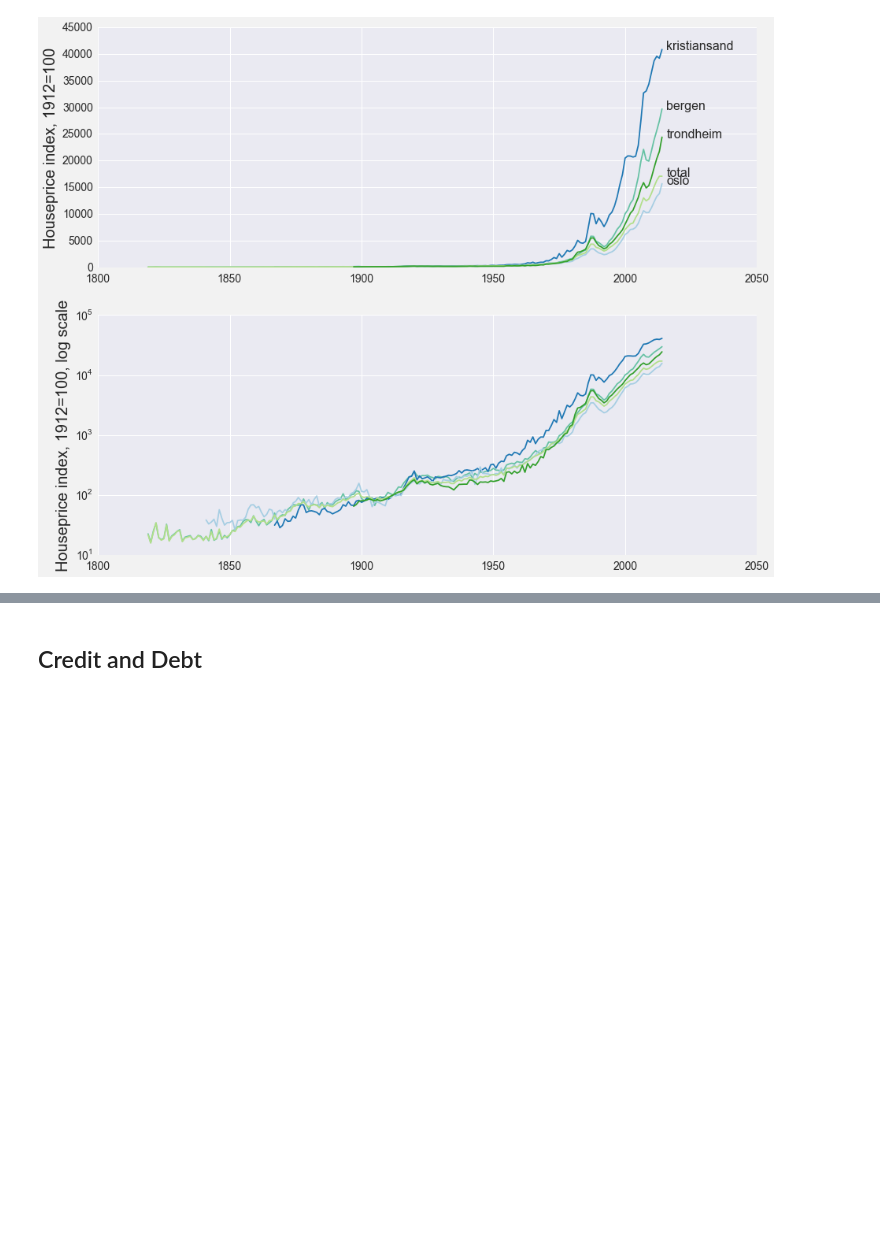
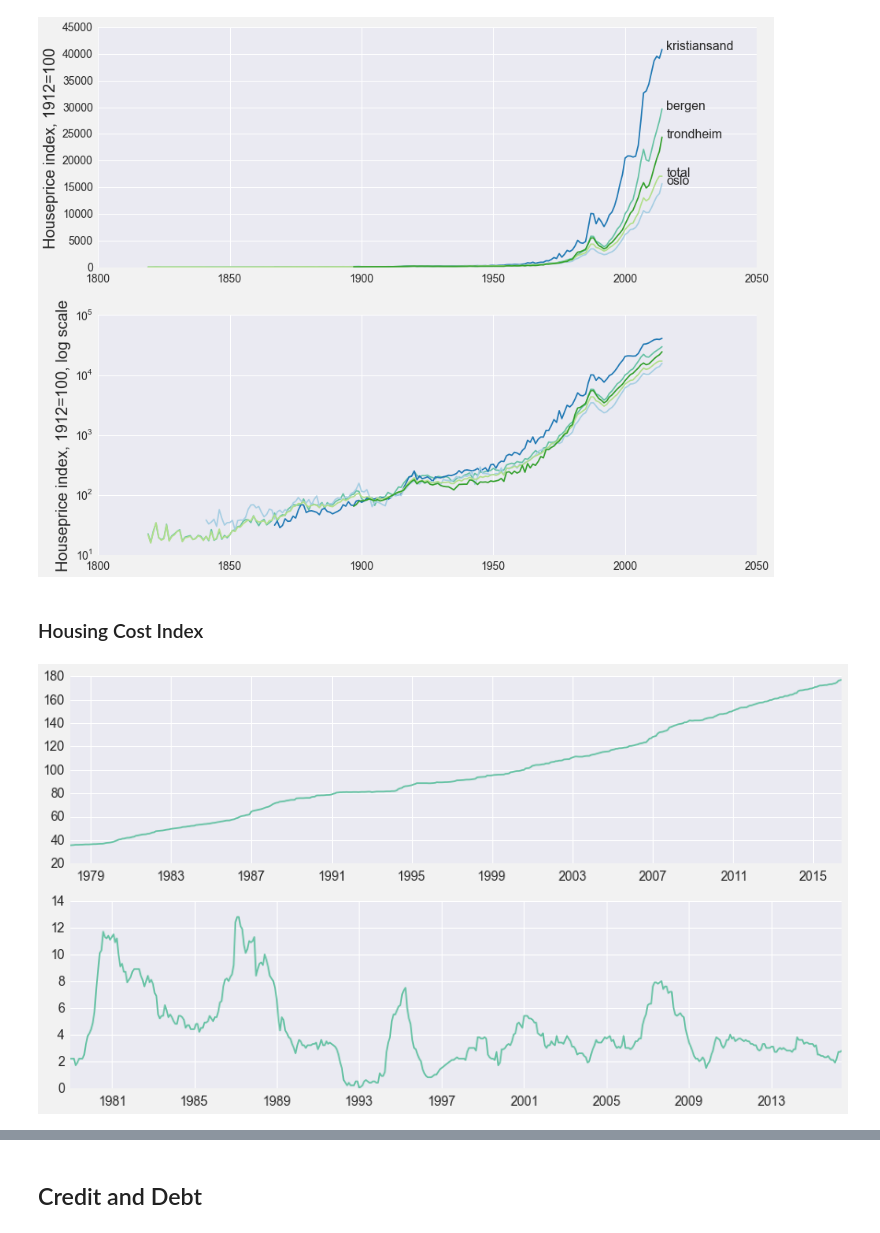
Before and after one commit to jmaurit/norwayeconomy, a Jupyter notebook: norwayeconomy.ipynb, the cells around one changed output, grey strips where cells are left out. Drawn from its saved outputs; the diff is of its cells as text; code cells hidden in the pictures; blank space fills up the shorter version.

Commit message:
update, include housing cost chart

```diff
--- a/norwayeconomy.ipynb
+++ b/norwayeconomy.ipynb
@@ -289,3 +289,25 @@ fig.savefig("figures/houseprices_long.png")
 plt.show()
 # %% [output]
 [figure]
+# %% [markdown]
+### Housing Cost Index
+# %%
+
+cost_index = pd.read_csv("http://data.ssb.no/api/v0/dataset/26944.csv?lang=no", sep=";", decimal=",", na_values=["..", "."])
+cost_index.columns = ['type', 'date', 'variable','index']
+cost_index["date"] = pd.to_datetime(cost_index.date, format="%YM%m")
+
+tot_cost_index = cost_index[cost_index.type=="01 I alt"]
+del tot_cost_index["type"]
+
+tot_cost_index_w = tot_cost_index.pivot(index="date", columns = "variable", values="index")
+tot_cost_index_w.columns = ['cost index', '% change, mom',
+       '% change, yoy']
+tot_cost_index_w.reset_index(inplace=True)
+# %%
+fig, ax = plt.subplots(2)
+ax[0].plot(tot_cost_index_w.date, tot_cost_index_w["cost index"])
+ax[1].plot(tot_cost_index_w.date, tot_cost_index_w["% change, yoy"])
+plt.show()
+# %% [output]
+[figure, added]
```
Also changed, not shown: parts of 16 cells of this notebook, 15 other files.
